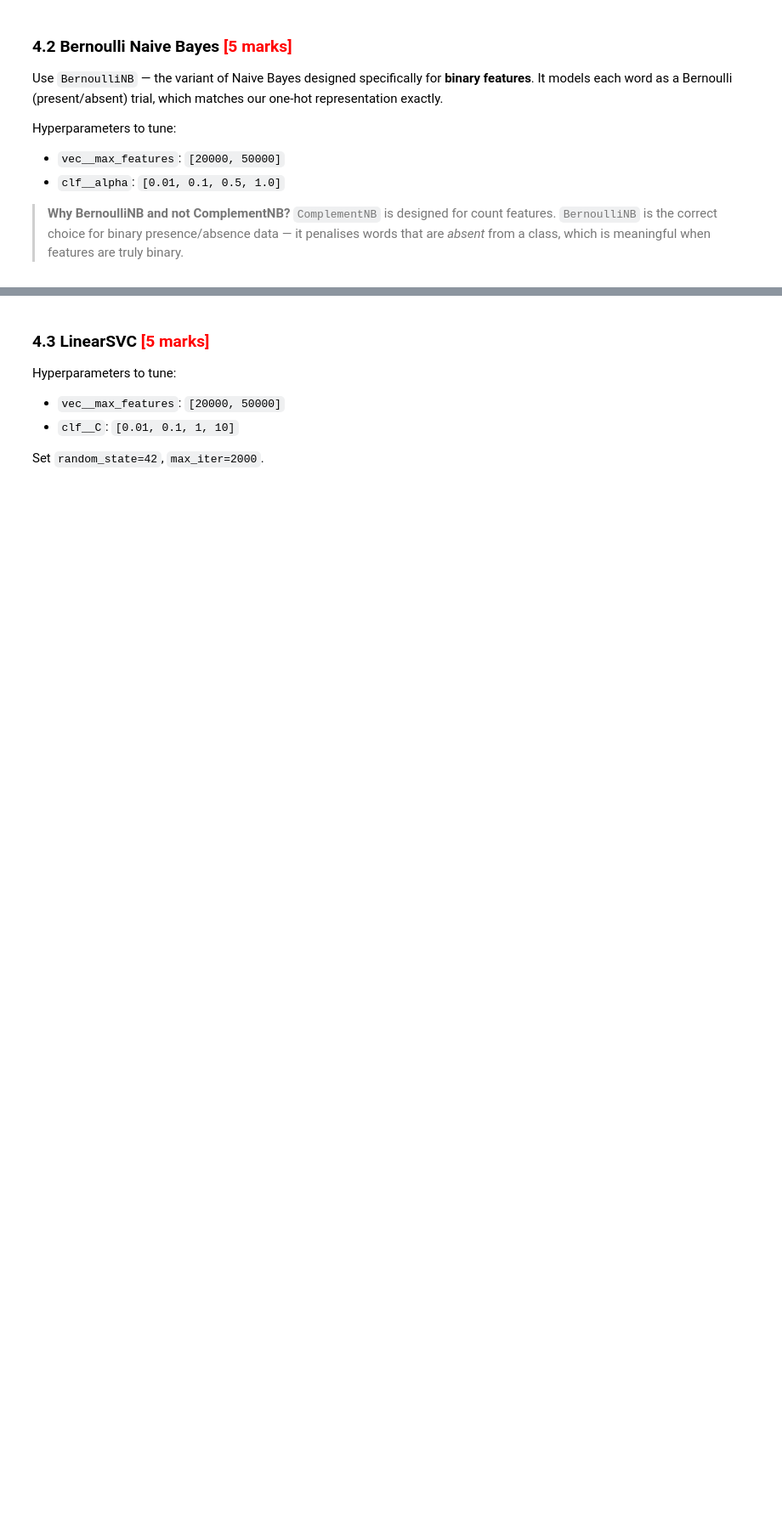
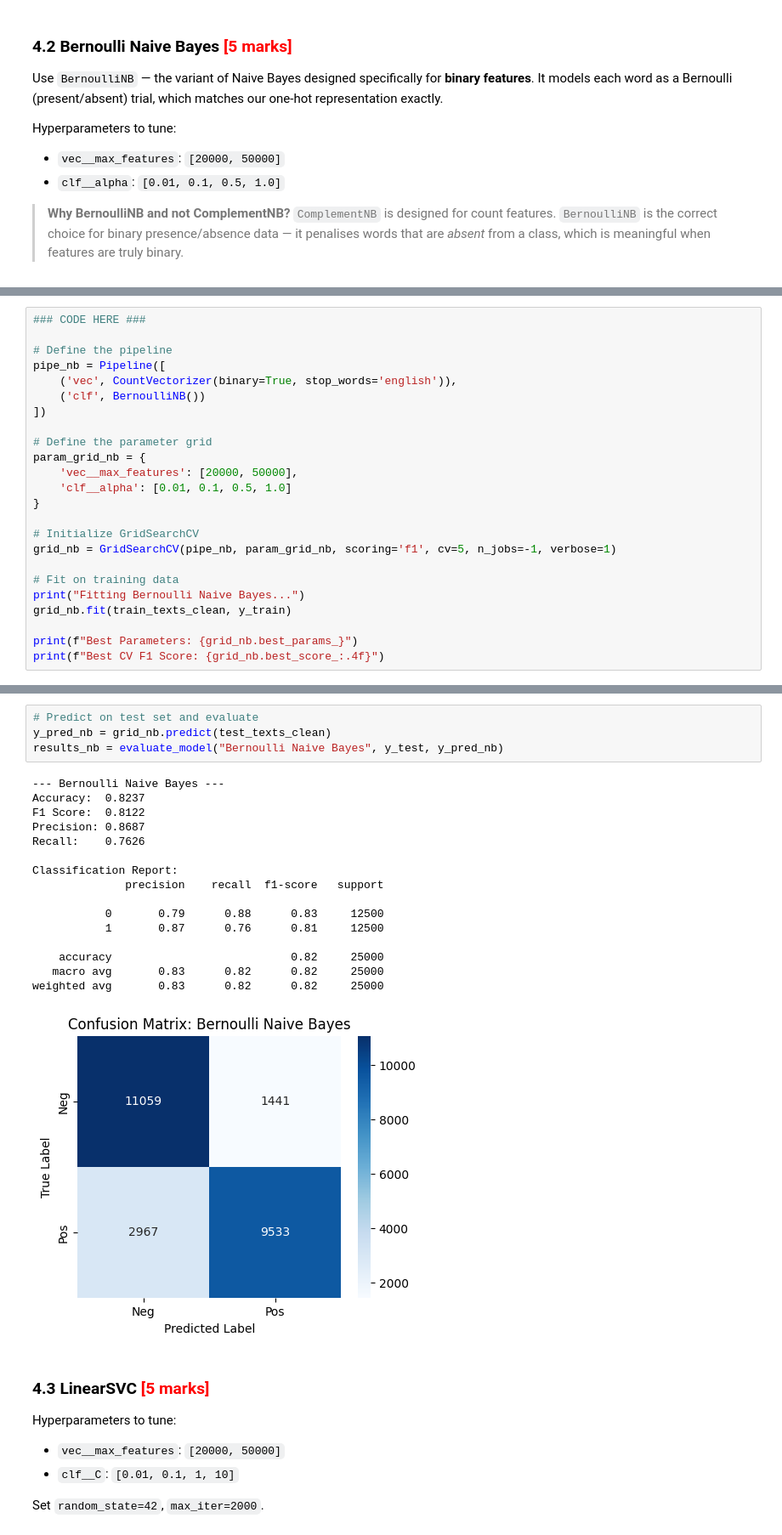
Before and after one commit to mkamdar/applied_ai_agentic_ai, a Jupyter notebook: Classification-Assignment-IMDB/IMDB_Sentiment_Exercise.ipynb, the cells around one changed output, grey strips where cells are left out. Shown at 85% size. Cells and saved outputs as stored; diff of their text form; blank space fills up the shorter version.

```diff
--- a/Classification-Assignment-IMDB/IMDB_Sentiment_Exercise.ipynb
+++ b/Classification-Assignment-IMDB/IMDB_Sentiment_Exercise.ipynb
@@ -462,0 +562,24 @@ Hyperparameters to tune:
+# %%
+### CODE HERE ###
+
+# Define the pipeline
+pipe_nb = Pipeline([
+    ('vec', CountVectorizer(binary=True, stop_words='english')),
+    ('clf', BernoulliNB())
+])
+
+# Define the parameter grid
+param_grid_nb = {
+    'vec__max_features': [20000, 50000],
+    'clf__alpha': [0.01, 0.1, 0.5, 1.0]
+}
+
+# Initialize GridSearchCV
+grid_nb = GridSearchCV(pipe_nb, param_grid_nb, scoring='f1', cv=5, n_jobs=-1, verbose=1)
+
+# Fit on training data
+print("Fitting Bernoulli Naive Bayes...")
+grid_nb.fit(train_texts_clean, y_train)
+
+print(f"Best Parameters: {grid_nb.best_params_}")
+print(f"Best CV F1 Score: {grid_nb.best_score_:.4f}")
@@ -463,3 +591,24 @@ Hyperparameters to tune:
+# %%
+# Predict on test set and evaluate
+y_pred_nb = grid_nb.predict(test_texts_clean)
+results_nb = evaluate_model("Bernoulli Naive Bayes", y_test, y_pred_nb)
+# %% [output]
+--- Bernoulli Naive Bayes ---
+Accuracy:  0.8237
+F1 Score:  0.8122
+Precision: 0.8687
+Recall:    0.7626
+
+Classification Report:
+              precision    recall  f1-score   support
+
+           0       0.79      0.88      0.83     12500
+           1       0.87      0.76      0.81     12500
+
+    accuracy                           0.82     25000
+   macro avg       0.83      0.82      0.82     25000
+weighted avg       0.83      0.82      0.82     25000
+[figure, added]
 # %% [markdown]
 ### 4.3 LinearSVC  <font color="red">[5 marks]</font>
 
```
Also changed, not shown: parts of 12 cells of this notebook.
